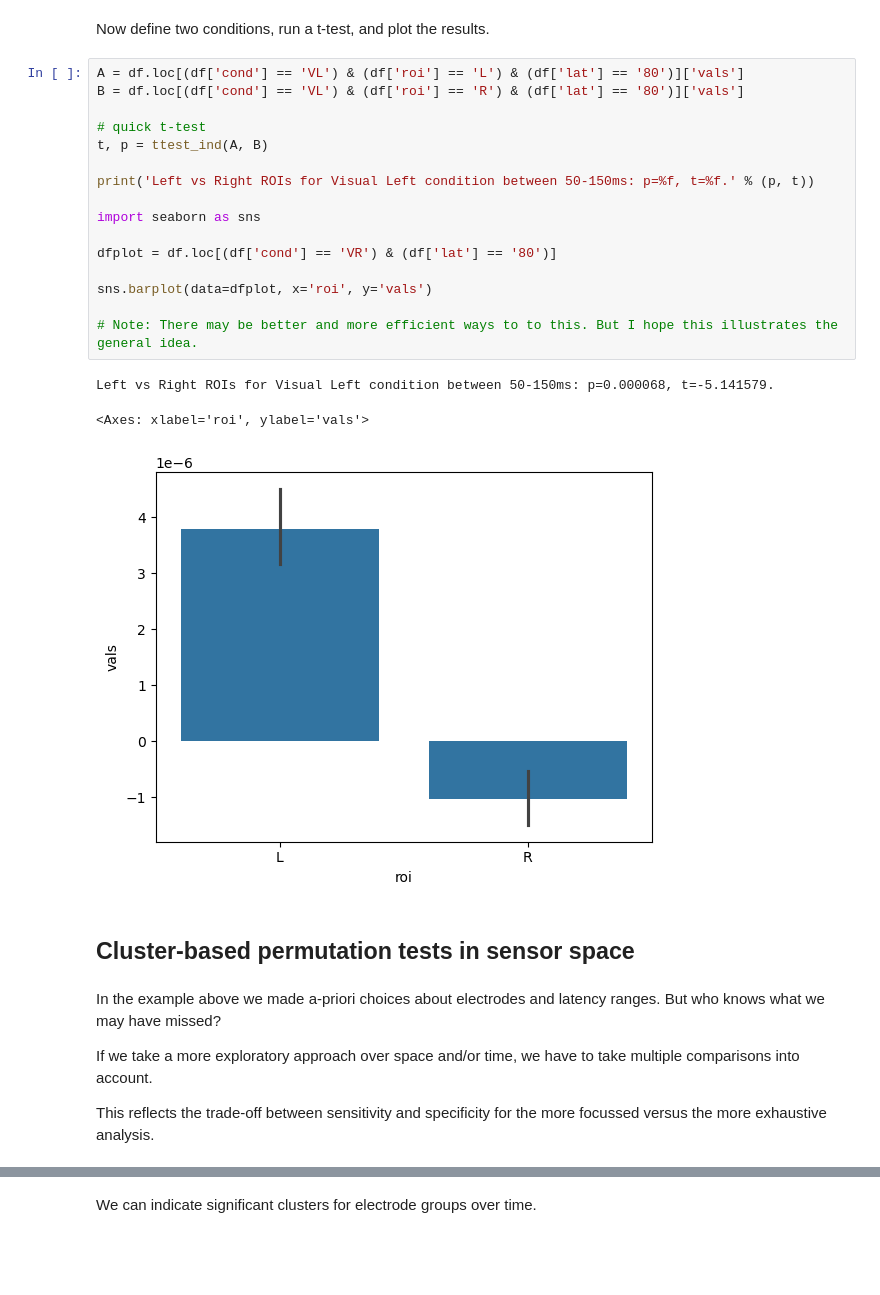
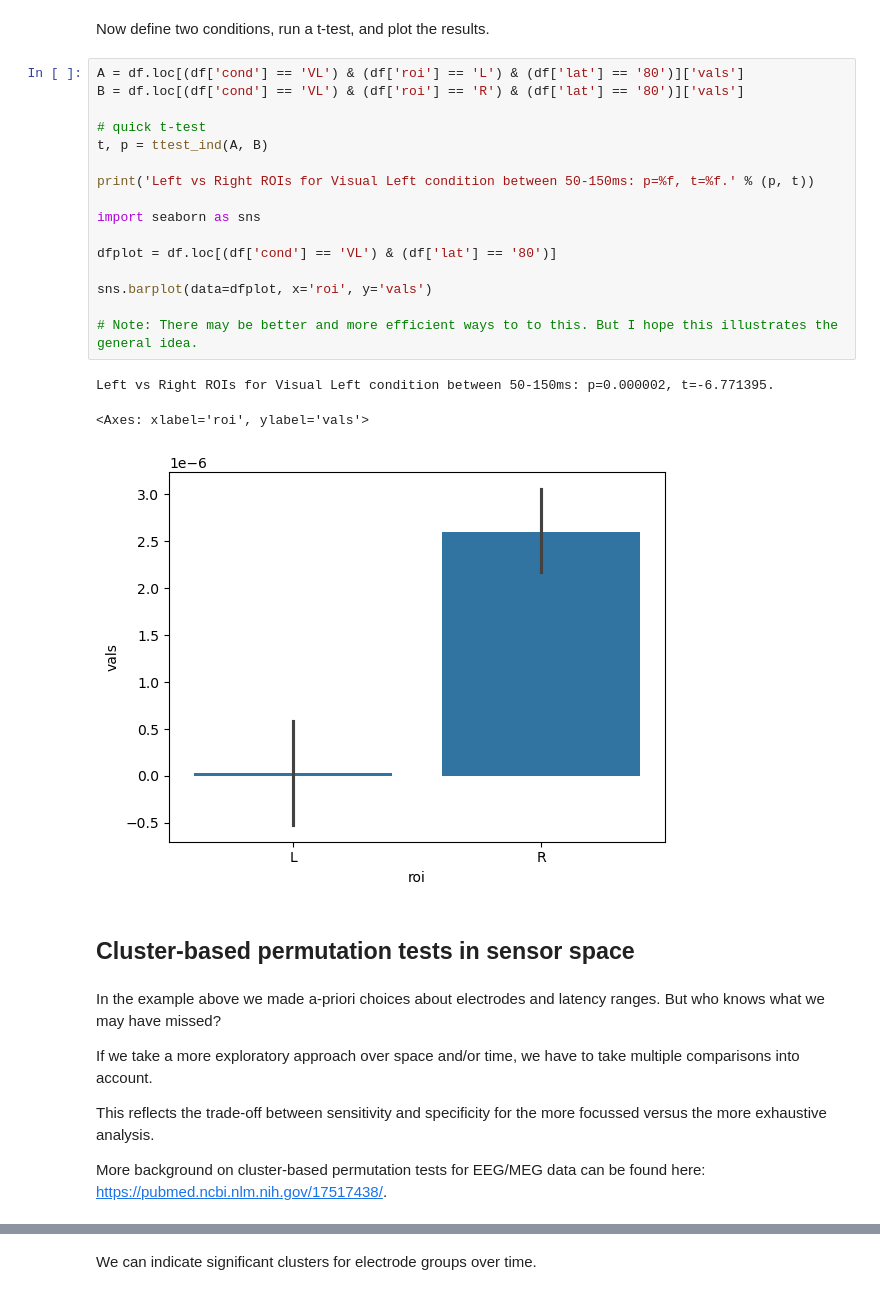
Before and after one commit to MRC-CBU/COGNESTIC, a Jupyter notebook: 08_EEG_MEG/D_Statistics.ipynb, the cells around one changed output, grey strips where cells are left out. Saved outputs shown, nothing was run; the diff lists cells and outputs as text; blank space fills up the shorter version.

```diff
--- a/08_EEG_MEG/D_Statistics.ipynb
+++ b/08_EEG_MEG/D_Statistics.ipynb
@@ -183,23 +184,23 @@ Now define two conditions, run a t-test, and plot the results.
 # %%
 A = df.loc[(df['cond'] == 'VL') & (df['roi'] == 'L') & (df['lat'] == '80')]['vals']
 B = df.loc[(df['cond'] == 'VL') & (df['roi'] == 'R') & (df['lat'] == '80')]['vals']
 
 # quick t-test
 t, p = ttest_ind(A, B)
 
 print('Left vs Right ROIs for Visual Left condition between 50-150ms: p=%f, t=%f.' % (p, t))
 
 import seaborn as sns
 
-dfplot = df.loc[(df['cond'] == 'VR') & (df['lat'] == '80')]
+dfplot = df.loc[(df['cond'] == 'VL') & (df['lat'] == '80')]
 
 sns.barplot(data=dfplot, x='roi', y='vals')
 
 # Note: There may be better and more efficient ways to to this. But I hope this illustrates the general idea.
 # %% [output]
-Left vs Right ROIs for Visual Left condition between 50-150ms: p=0.000068, t=-5.141579.
+Left vs Right ROIs for Visual Left condition between 50-150ms: p=0.000002, t=-6.771395.
 <Axes: xlabel='roi', ylabel='vals'>
-[figure, old version]
+[figure, new version]
 # %% [markdown]
 ## Cluster-based permutation tests in sensor space
 # %% [markdown]
@@ -208,6 +209,8 @@ In the example above we made a-priori choices about electrodes and latency range
 If we take a more exploratory approach over space and/or time, we have to take multiple comparisons into account.
 
 This reflects the trade-off between sensitivity and specificity for the more focussed versus the more exhaustive analysis.
+
+More background on cluster-based permutation tests for EEG/MEG data can be found here: https://pubmed.ncbi.nlm.nih.gov/17517438/.
 # %%
 # In order to define clusters, we need to know which sensors are close to each other.
 # Thus, we calculate an adjacency matrix between sensors from their locations.
```
Also changed, not shown: parts of 16 cells of this notebook, 9 other files.
